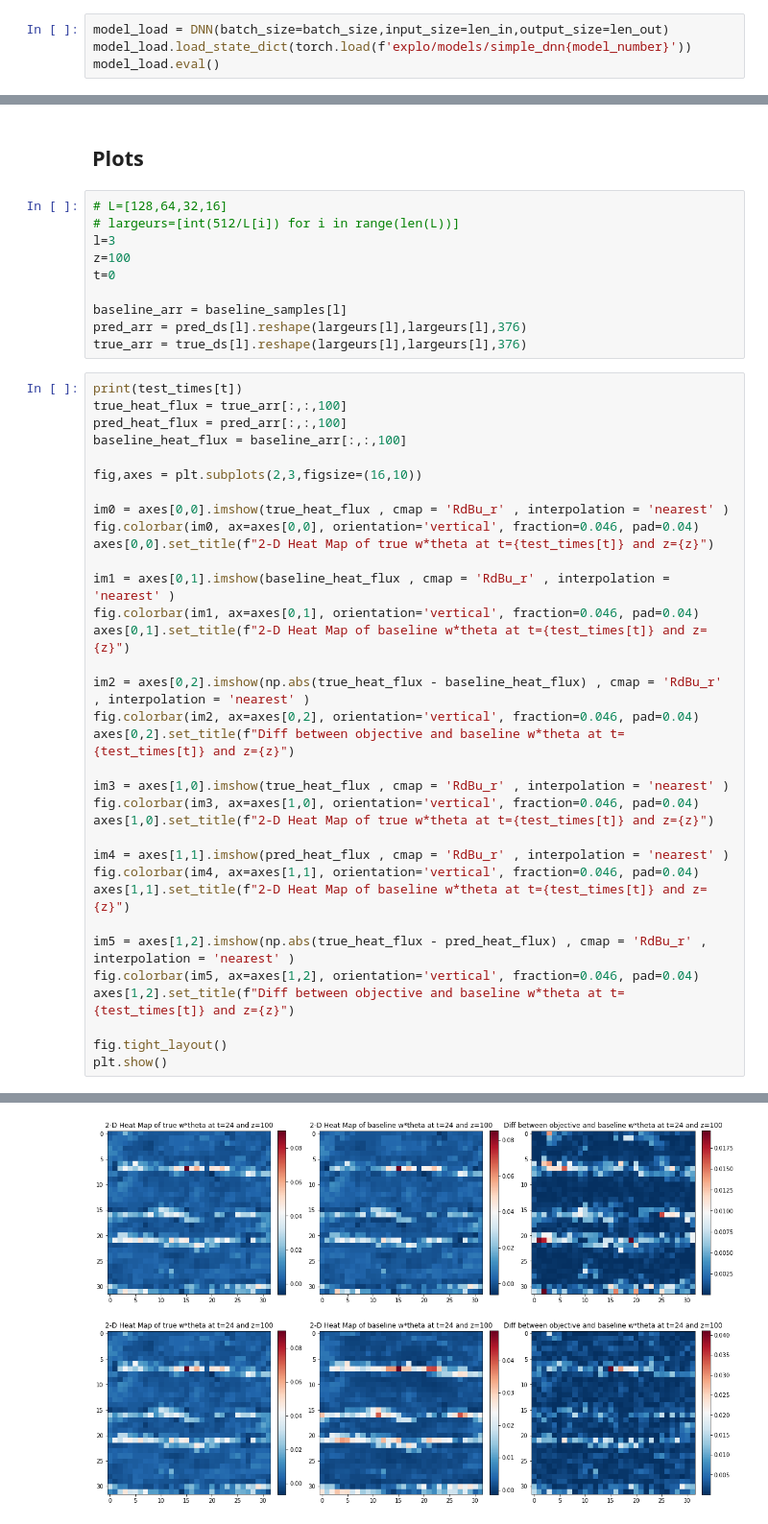
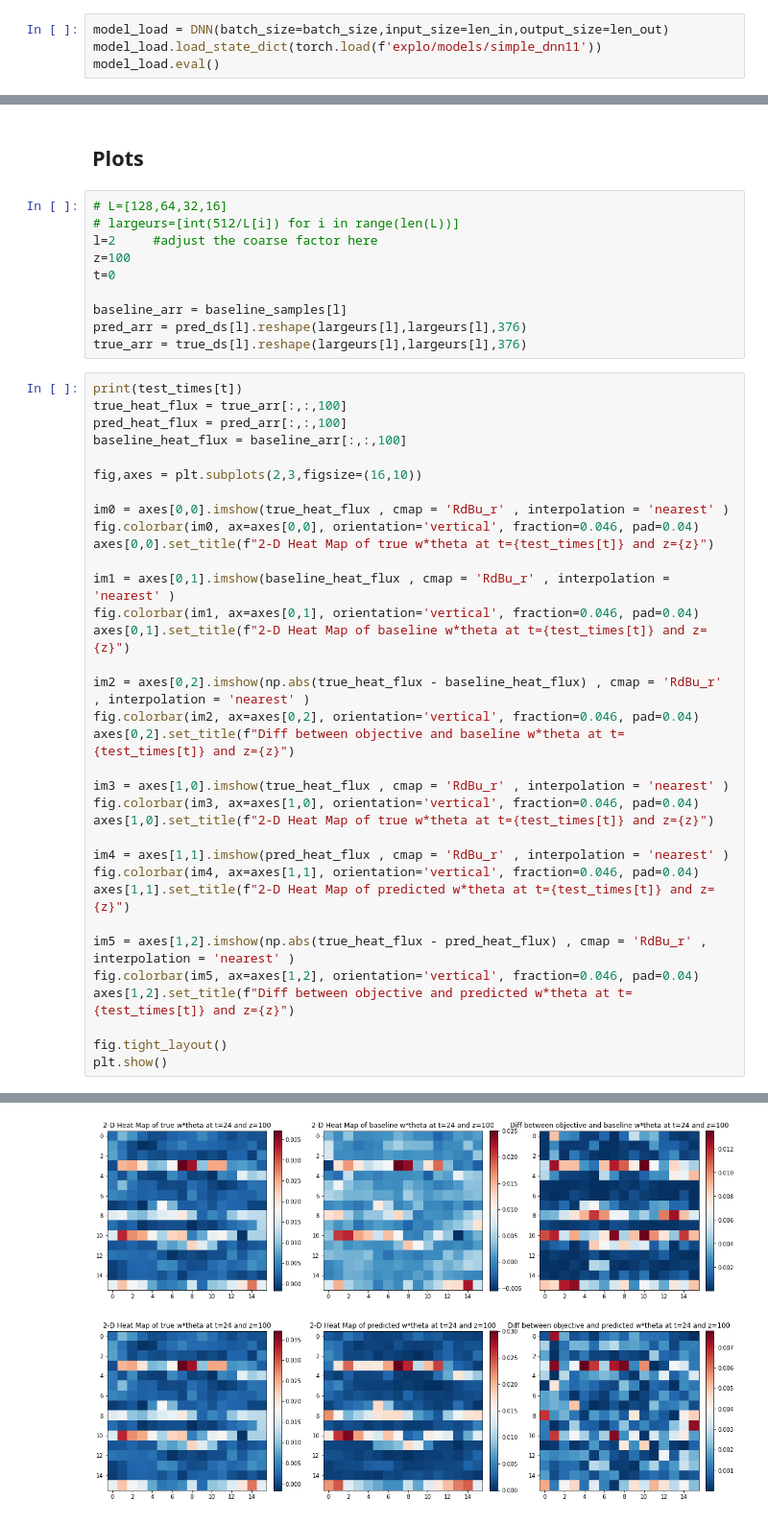
Before and after one commit to AdrienBq/Turbulence, a Jupyter notebook: explo/eval_model.ipynb, the cells around one changed output, grey strips where cells are left out. Shown: that part at 96% size. Saved outputs shown, nothing was run; the diff lists cells and outputs as text.

```diff
--- a/explo/eval_model.ipynb
+++ b/explo/eval_model.ipynb
@@ -87,7 +87,7 @@ n_batches = input_train.shape[0]//batch_size
 !!! This section only works with coarse_factors = [32] !!!
 # %%
 model_load = DNN(batch_size=batch_size,input_size=len_in,output_size=len_out)
-model_load.load_state_dict(torch.load(f'explo/models/simple_dnn{model_number}'))
+model_load.load_state_dict(torch.load(f'explo/models/simple_dnn11'))
 model_load.eval()
 # %% [output]
 DNN(
@@ -382,7 +382,7 @@ model               0.10363    0.24179    0.56642    2.2454
 # %%
 # L=[128,64,32,16]
 # largeurs=[int(512/L[i]) for i in range(len(L))]
-l=3
+l=2     #adjust the coarse factor here
 z=100
 t=0
 
@@ -396,33 +396,33 @@ pred_heat_flux = pred_arr[:,:,100]
 baseline_heat_flux = baseline_arr[:,:,100]
 
 fig,axes = plt.subplots(2,3,figsize=(16,10))
 
 im0 = axes[0,0].imshow(true_heat_flux , cmap = 'RdBu_r' , interpolation = 'nearest' )
 fig.colorbar(im0, ax=axes[0,0], orientation='vertical', fraction=0.046, pad=0.04)
 axes[0,0].set_title(f"2-D Heat Map of true w*theta at t={test_times[t]} and z={z}")
 
 im1 = axes[0,1].imshow(baseline_heat_flux , cmap = 'RdBu_r' , interpolation = 'nearest' )
 fig.colorbar(im1, ax=axes[0,1], orientation='vertical', fraction=0.046, pad=0.04)
 axes[0,1].set_title(f"2-D Heat Map of baseline w*theta at t={test_times[t]} and z={z}")
 
 im2 = axes[0,2].imshow(np.abs(true_heat_flux - baseline_heat_flux) , cmap = 'RdBu_r' , interpolation = 'nearest' )
 fig.colorbar(im2, ax=axes[0,2], orientation='vertical', fraction=0.046, pad=0.04)
 axes[0,2].set_title(f"Diff between objective and baseline w*theta at t={test_times[t]} and z={z}")
 
 im3 = axes[1,0].imshow(true_heat_flux , cmap = 'RdBu_r' , interpolation = 'nearest' )
 fig.colorbar(im3, ax=axes[1,0], orientation='vertical', fraction=0.046, pad=0.04)
 axes[1,0].set_title(f"2-D Heat Map of true w*theta at t={test_times[t]} and z={z}")
 
 im4 = axes[1,1].imshow(pred_heat_flux , cmap = 'RdBu_r' , interpolation = 'nearest' )
 fig.colorbar(im4, ax=axes[1,1], orientation='vertical', fraction=0.046, pad=0.04)
-axes[1,1].set_title(f"2-D Heat Map of baseline w*theta at t={test_times[t]} and z={z}")
+axes[1,1].set_title(f"2-D Heat Map of predicted w*theta at t={test_times[t]} and z={z}")
 
 im5 = axes[1,2].imshow(np.abs(true_heat_flux - pred_heat_flux) , cmap = 'RdBu_r' , interpolation = 'nearest' )
 fig.colorbar(im5, ax=axes[1,2], orientation='vertical', fraction=0.046, pad=0.04)
-axes[1,2].set_title(f"Diff between objective and baseline w*theta at t={test_times[t]} and z={z}")
+axes[1,2].set_title(f"Diff between objective and predicted w*theta at t={test_times[t]} and z={z}")
 
 fig.tight_layout()
 plt.show()
 # %% [output]
 24
-[figure, old version]
+[figure, new version]
```
Also changed, not shown: parts of 11 cells of this notebook, 7 other files.
